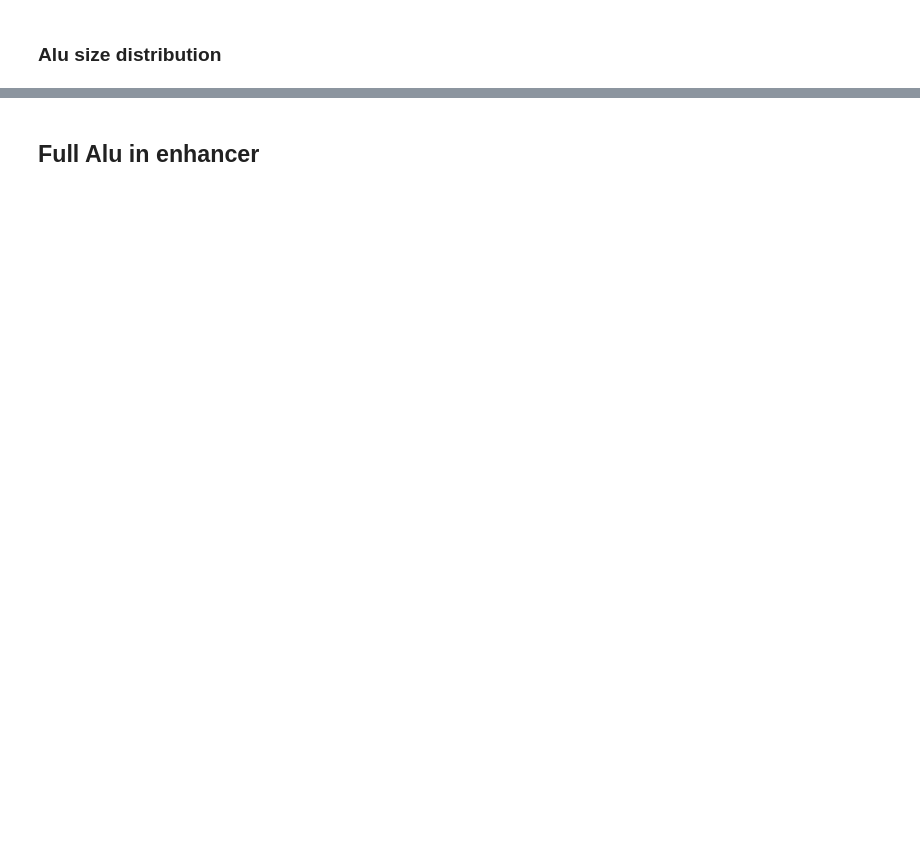
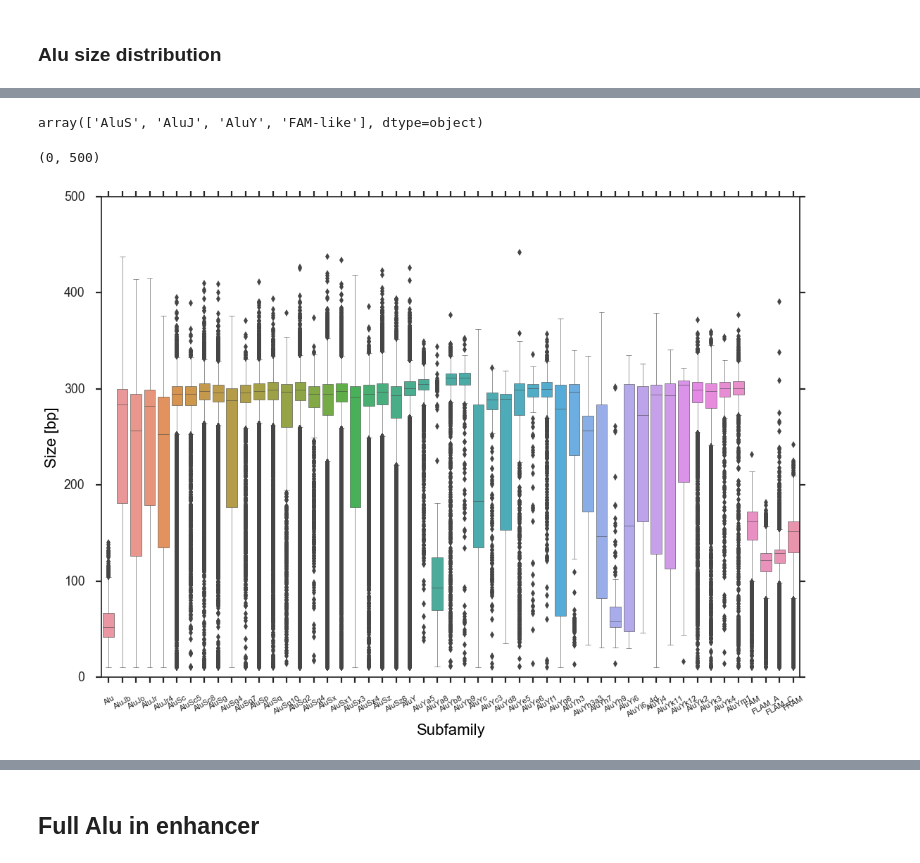
Before and after one commit to mvanzetti/thesis, a Jupyter notebook: notebooks/Alu-derived enhancers NEW.ipynb, the cells around one changed output, grey strips where cells are left out. Cells and saved outputs as stored; diff of their text form; code cells hidden in the pictures; blank space fills up the shorter version.

```diff
--- a/notebooks/Alu-derived enhancers NEW.ipynb
+++ b/notebooks/Alu-derived enhancers NEW.ipynb
@@ -135,0 +188,18 @@ ax.set_xlabel('Alu size', size=12)
+# %%
+def define_subfamily(row):
+    return row['name'].split('.')[2]
+
+def define_cluster(row):
+    if row['subfamily'] in ['FAM', 'FLAM_A', 'FLAM_C', 'FRAM']:
+        return 'FAM-like'
+    elif row['subfamily'].startswith('AluJ') or row['subfamily'] == 'Alu':
+        return 'AluJ'
+    elif row['subfamily'].startswith('AluY'):
+        return 'AluY'
+    elif row['subfamily'].startswith('AluS'):
+        return 'AluS'
+    else:
+        print("Missing subfamily class")
+# %%
+repeat_bed_df['subfamily'] = repeat_bed_df.apply(lambda row : define_subfamily(row), axis=1)
+repeat_bed_df['cluster'] = repeat_bed_df.apply(lambda row : define_cluster(row), axis=1)
@@ -135,0 +217,18 @@ ax.set_xlabel('Alu size', size=12)
+# %%
+repeat_bed_df['cluster'].unique()
+# %% [output]
+array(['AluS', 'AluJ', 'AluY', 'FAM-like'], dtype=object)
+# %%
+import seaborn as sns
+%matplotlib inline
+sns.set(style="ticks", palette="muted", color_codes=True)
+sns.set_context("poster", font_scale=0.8, rc={"lines.linewidth": 0.4})
+ax = sns.boxplot(y="size", x='subfamily', data=repeat_bed_df.sort_values(by='subfamily'))
+#ax.axes.set_title('ENCODE Enhancers Size Distribution', fontsize=15,color="black",alpha=0.5)
+ax.axes.set_ylabel("Size [bp]",size = 16,color="black",alpha=1)
+ax.axes.set_xlabel("Subfamily",size = 16,color="black",alpha=1)
+ax.axes.set_xticklabels(labels=ax.axes.get_xticklabels(),rotation=30, size=8)
+ax.axes.set_ylim(0,500)
+# %% [output]
+(0, 500)
+[figure, added]
```
Also changed, not shown: parts of 79 cells of this notebook, 17 other files.
